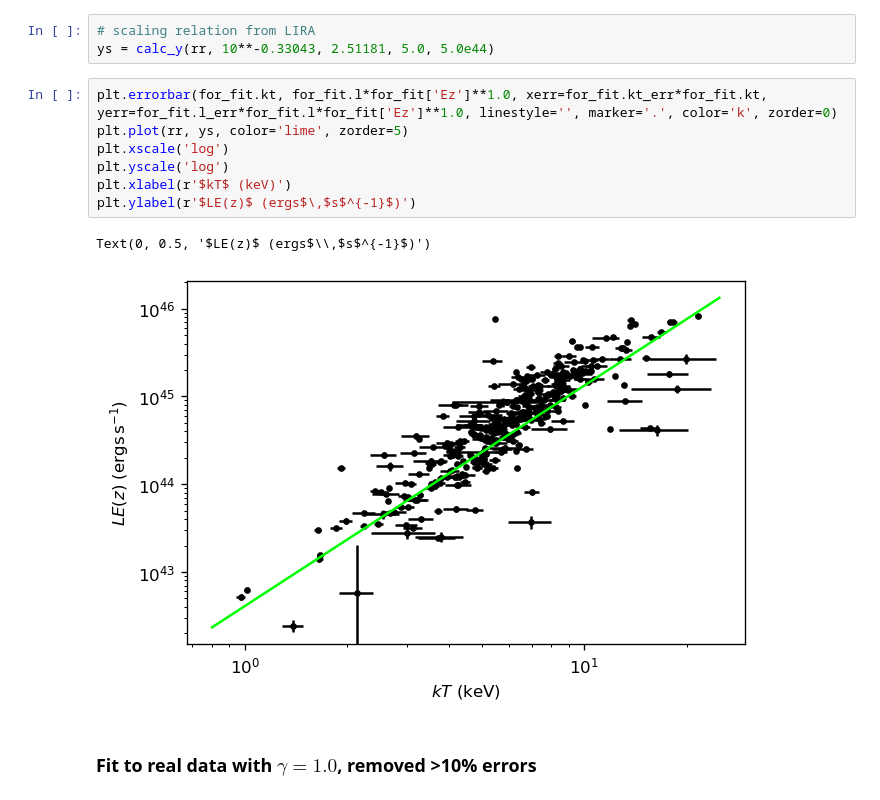
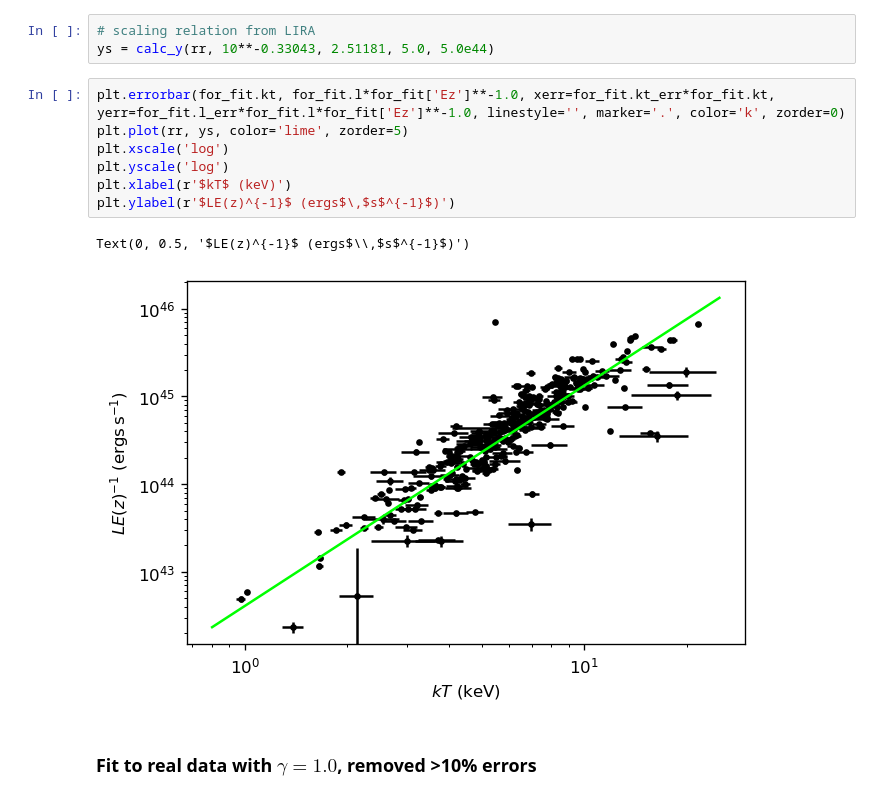
Before and after one commit to ryanduffy92/generate_cluster_sample, a Jupyter notebook: sample_generation.ipynb, the cells around one changed output. Saved outputs shown, nothing was run; the diff lists cells and outputs as text.

```diff
--- a/sample_generation.ipynb
+++ b/sample_generation.ipynb
@@ -703,15 +739,15 @@ Text(0, 0.5, '$LE(z)^{0.42}$ (ergs$\\,$s$^{-1}$)')
 # scaling relation from LIRA
 ys = calc_y(rr, 10**-0.33043, 2.51181, 5.0, 5.0e44)
 # %%
-plt.errorbar(for_fit.kt, for_fit.l*for_fit['Ez']**1.0, xerr=for_fit.kt_err*for_fit.kt, yerr=for_fit.l_err*for_fit.l*for_fit['Ez']**1.0, linestyle='', marker='.', color='k', zorder=0)
+plt.errorbar(for_fit.kt, for_fit.l*for_fit['Ez']**-1.0, xerr=for_fit.kt_err*for_fit.kt, yerr=for_fit.l_err*for_fit.l*for_fit['Ez']**-1.0, linestyle='', marker='.', color='k', zorder=0)
 plt.plot(rr, ys, color='lime', zorder=5)
 plt.xscale('log')
 plt.yscale('log')
 plt.xlabel(r'$kT$ (keV)')
-plt.ylabel(r'$LE(z)$ (ergs$\,$s$^{-1}$)')
+plt.ylabel(r'$LE(z)^{-1}$ (ergs$\,$s$^{-1}$)')
 # %% [output]
-Text(0, 0.5, '$LE(z)$ (ergs$\\,$s$^{-1}$)')
+Text(0, 0.5, '$LE(z)^{-1}$ (ergs$\\,$s$^{-1}$)')
-[figure, old version]
+[figure, new version]
 # %% [markdown]
 ### Fit to real data with $\gamma = 1.0$, removed >10% errors
 # %%
```
Also changed, not shown: parts of 23 cells of this notebook, 1 other file.
